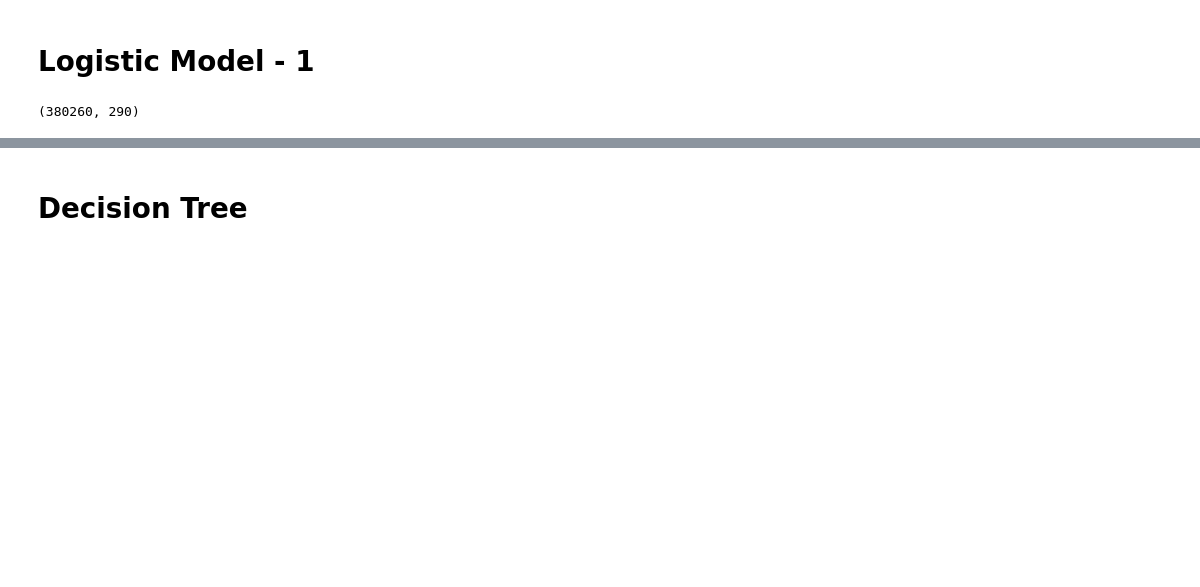
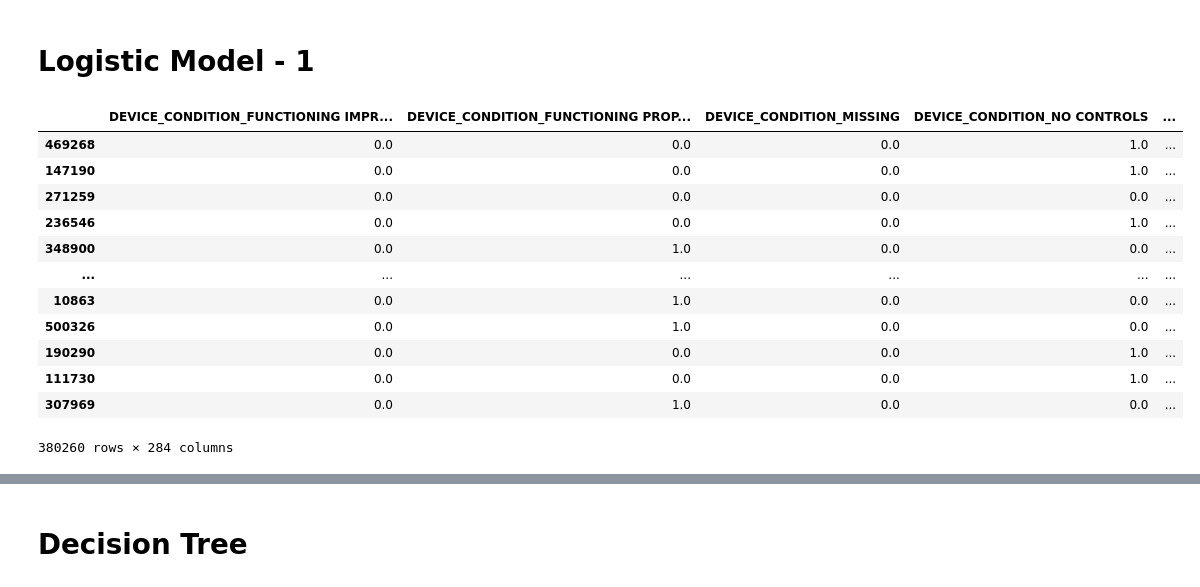
Before and after one commit to raylinsoriano/Project_3_Classification, a Jupyter notebook: lorela_nb.ipynb, the cells around one changed output, grey strips where cells are left out. Cells and saved outputs as stored; diff of their text form; code cells hidden in the pictures; blank space fills up the shorter version.

```diff
--- a/lorela_nb.ipynb
+++ b/lorela_nb.ipynb
@@ -612,3 +612,5 @@ X_train['VEHICLE_TYPE'].fillna('UNKNOWN/NA', inplace=True)
 X_train['VEHICLE_USE'].fillna('UNKNOWN/NA', inplace=True)
 X_train['MANEUVER'].fillna('UNKNOWN/NA', inplace=True)
 X_train['FIRST_CONTACT_POINT'].fillna('UNKNOWN', inplace=True)
+X_train['accident_risk'].fillna(4, inplace=True)
+X_train['accident_count'].fillna(X_train['accident_count'].mean(), inplace=True)
@@ -650,33 +657,47 @@ Mean Train Score: 0.8720533319307842
 # %%
 categoricals = ['DEVICE_CONDITION', 'WEATHER_CONDITION',
        'LIGHTING_CONDITION', 'FIRST_CRASH_TYPE', 'ROADWAY_SURFACE_COND',
        'ROAD_DEFECT', 'DAMAGE', 'PRIM_CONTRIBUTORY_CAUSE',
        'SEC_CONTRIBUTORY_CAUSE','PERSON_TYPE', 'SEX', 'SAFETY_EQUIPMENT',
        'AIRBAG_DEPLOYED', 'EJECTION', 'VEHICLE_DEFECT', 'VEHICLE_TYPE',
-       'VEHICLE_USE', 'MANEUVER', 'FIRST_CONTACT_POINT', 'accident_risk']
+       'VEHICLE_USE', 'MANEUVER', 'FIRST_CONTACT_POINT']
 
 train_dummies = X_train[categoricals]
 #test_dummies = X_test[categoricals]
 
 # Create OneHotEncoder object to create dummies
 ohe = OneHotEncoder(handle_unknown='ignore')
 # Transform the dataset into dummies matrix
 
 enc = ohe.fit(train_dummies)
 train_dummies_trans = enc.transform(train_dummies)
 #test_dummies_trans = enc.transform(test_dummies)
 
 # Dummies values in matrix form
 train_data = train_dummies_trans.todense()
 #test_data = test_dummies_trans.todense()
 
 # New dummy column names
 names = ohe.get_feature_names(categoricals)
 
 # Make them into Dataframe
-train_dummies_trans_df = pd.DataFrame(train_data, columns=names)
+train_dummies_trans_df = pd.DataFrame(train_data, columns=names,index = X_train.index)
 #test_dummies_trans_df = pd.DataFrame(test_data, columns=names)
+
+train_dummies_trans_df
+
+# left_index/right_index = True
+# %% [output]
+|  | DEVICE_CONDITION_FUNCTIONING IMPR... | DEVICE_CONDITION_FUNCTIONING PROP... | DEVICE_CONDITION_MISSING | DEVICE_CONDITION_NO CONTROLS | ... |
+| 469268 | 0.0 | 0.0 | 0.0 | 1.0 | ... |
+| 147190 | 0.0 | 0.0 | 0.0 | 1.0 | ... |
+| 271259 | 0.0 | 0.0 | 0.0 | 0.0 | ... |
+| 236546 | 0.0 | 0.0 | 0.0 | 1.0 | ... |
+| 348900 | 0.0 | 1.0 | 0.0 | 0.0 | ... |
+| ... | ... | ... | ... | ... | ... |
+| 10863 | 0.0 | 1.0 | 0.0 | 0.0 | ... |
+| 500326 | 0.0 | 1.0 | 0.0 | 0.0 | ... |
+| 190290 | 0.0 | 0.0 | 0.0 | 1.0 | ... |
+| 111730 | 0.0 | 0.0 | 0.0 | 1.0 | ... |
+| 307969 | 0.0 | 1.0 | 0.0 | 0.0 | ... |
+380260 rows × 284 columns
-# %%
-train_dummies_trans_df.shape
-# %% [output]
-(380260, 290)
```
Also changed, not shown: parts of 19 cells of this notebook.
